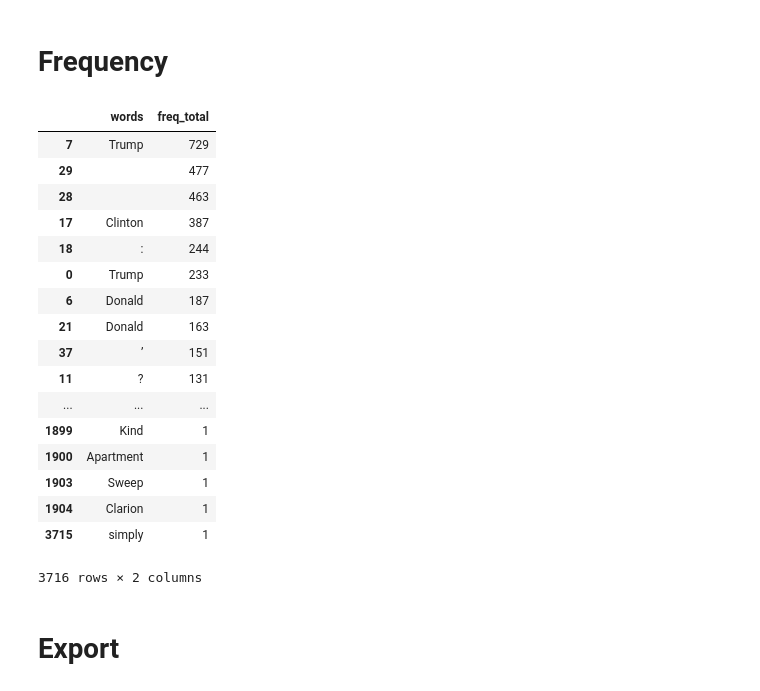
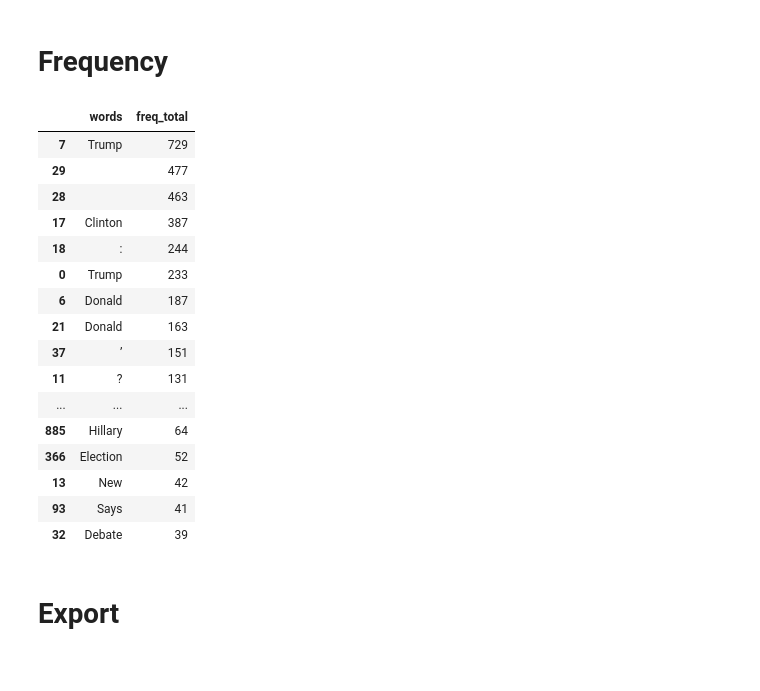
Before and after one commit to peterfnc/news_sentiment, a Jupyter notebook: NLP_Pipeline.ipynb, the cells around one changed output. Saved outputs shown, nothing was run; the diff lists cells and outputs as text; code cells hidden in the pictures.

```diff
--- a/NLP_Pipeline.ipynb
+++ b/NLP_Pipeline.ipynb
@@ -269,27 +230,3 @@ data.head()
 | 2 | trump | 2016-10-01 | Trump Infrastructure Plan’s Fatal... | New York Times | Trump Infrastructure Plan’s Fatal... | Trump, Infrastructure, Plan, Fata... | ’s | ... |
 | 3 | trump | 2016-10-01 | Donald Trump’s Pathetic Fraternity | New York Times | Donald Trump’s Pathetic Fraternity | Donald, Trump, Pathetic, Fraternity | ’s | ... |
 | 4 | trump | 2016-10-01 | How Could Anyone Vote for Trump? | New York Times | How Could Anyone Vote for Trump? | Vote, Trump, ? | How, Could, Anyone, for | ... |
-# %%
-#let's try analysing the snippets as well
-
-Doc.set_extension('polarity_scores', getter=polarity_scores,force=True)
-
-data['Snippet_Sentiment_Values'] = ""
-data['Snippet_Sentiment'] = ""
-
-for i in data.index.tolist():
-    doc = nlp(data['Snippet'][i])
-
-    print('---------')
-    print(doc)
-    print('---------')
-
-    senti = []
-    senti.append(doc._.polarity_scores)
-
-    data.at[i,'Snippet_Sentiment_Values'] = senti
-    data.at[i,'Snippet_Sentiment'] = sorted(senti[0], key=senti[0].__getitem__)[-1]
-
-    print('---------')
-    print(senti)
-    print('---------')
@@ -320,8 +255,3 @@ try:
         data['Headline_polarity'].iloc[i] = data['Sentiment_Values'][i][0]['compound']
 except IndexError:
     pass
-# %%
-data['Snippet_polarity'] = data['Headline']
-
-for i in range(len(data.Sentiment)):
-    data['Snippet_polarity'].iloc[i] = data['Snippet_Sentiment_Values'][i][0]['compound']
@@ -383,26 +297,25 @@ def calc_freq(df, col):
 sorted(wordextractdf(data, 'Headline_Keywords').most_common())
 freq = calc_freq(data, 'Headline_Keywords')
 # %%
-freq.sort_values(by=['freq_total'], ascending=False)
+freq.sort_values(by=['freq_total'], ascending=False).head(20)
 # %% [output]
 |  | words | freq_total |
 | 7 | Trump | 729 |
 | 29 |  | 477 |
 | 28 |  | 463 |
 | 17 | Clinton | 387 |
 | 18 | : | 244 |
 | 0 | Trump | 233 |
 | 6 | Donald | 187 |
 | 21 | Donald | 163 |
 | 37 | ’ | 151 |
 | 11 | ? | 131 |
 | ... | ... | ... |
-| 1899 | Kind | 1 |
-| 1900 | Apartment | 1 |
-| 1903 | Sweep | 1 |
-| 1904 | Clarion | 1 |
-| 3715 | simply | 1 |
+| 885 | Hillary | 64 |
+| 366 | Election | 52 |
+| 13 | New | 42 |
+| 93 | Says | 41 |
+| 32 | Debate | 39 |
-3716 rows × 2 columns
 # %% [markdown]
 # Export
 # %%
```
Also changed, not shown: parts of 7 cells of this notebook, 3 other files.
